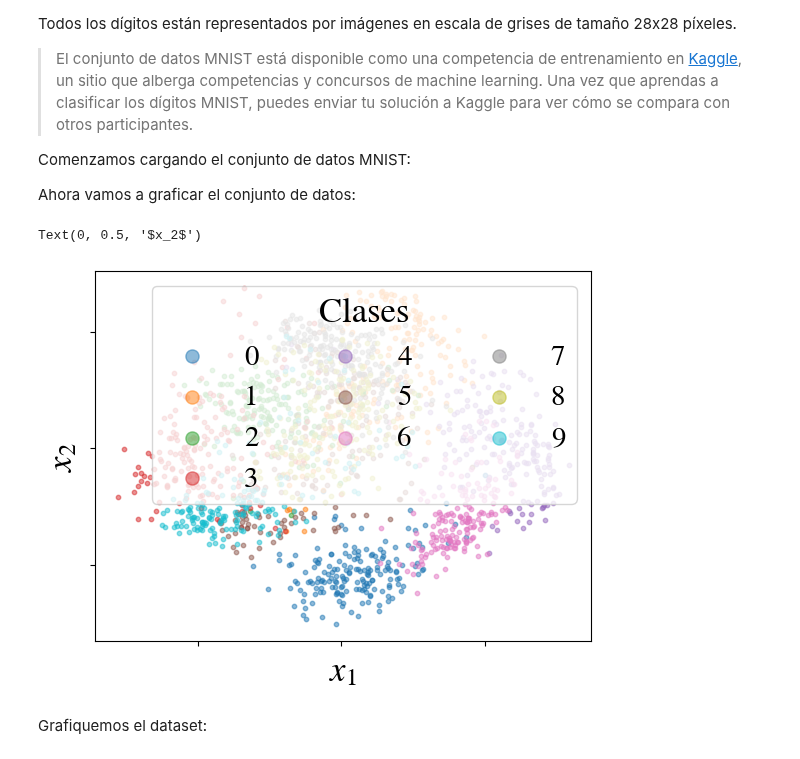
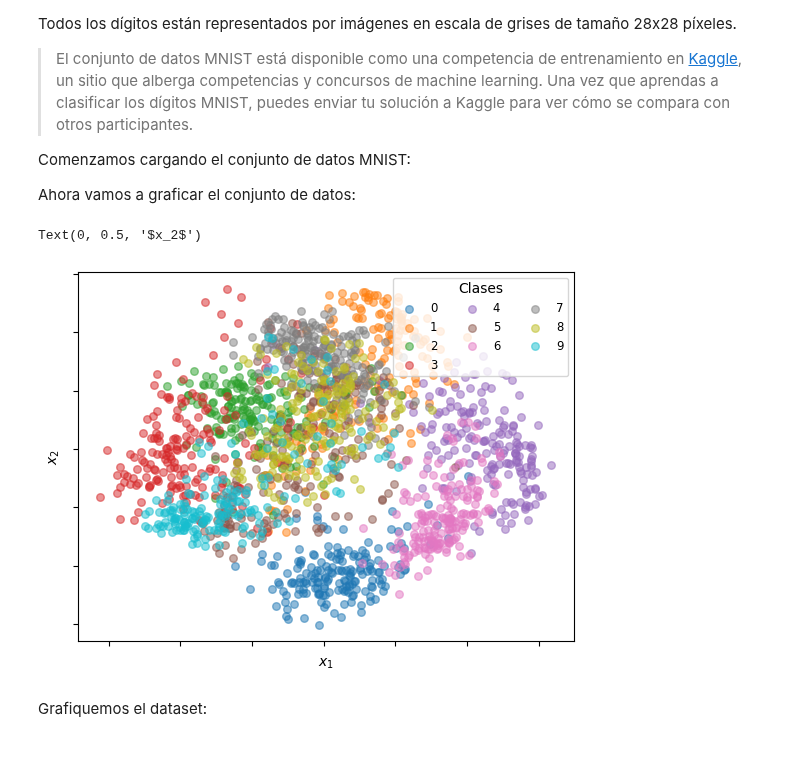
Before and after one commit to shernandez-ucm/AI-MDS, a Jupyter notebook: labs/1.1_Perceptron.ipynb, the cells around one changed output. Saved outputs shown, nothing was run; the diff lists cells and outputs as text; code cells hidden in the pictures.

```diff
--- a/labs/1.1_Perceptron.ipynb
+++ b/labs/1.1_Perceptron.ipynb
@@ -254,35 +259,35 @@ Ahora vamos a graficar el conjunto de datos:
 # %%
 import matplotlib
 import matplotlib.pyplot as plt
 import math
 
 from sklearn.datasets import load_digits
 from sklearn.decomposition import PCA
 
 
 # load the data
 digits = load_digits()
 
 
 pca = PCA(n_components=2)
 data = pca.fit_transform(digits.data)
 labels= digits.target
 
 plt.figure()
 
 for i in np.unique(labels):
-    plt.scatter(data[labels == i, 0], data[labels == i, 1], label=digits.target_names[i], s=10.0, alpha=0.5)
+    plt.scatter(data[labels == i, 0], data[labels == i, 1], label=digits.target_names[i], s=30.0, alpha=0.5)
 
 plt.gca().get_xaxis().set_ticklabels([])
 plt.gca().get_yaxis().set_ticklabels([])
 
 ax = plt.gca()
-ax.legend(loc="upper right", title="Clases", fontsize='small', markerscale=3, ncol=3)
+ax.legend(loc="upper right", title="Clases", fontsize='small', markerscale=1, ncol=3)
 ax.set_xlabel('$x_1$')
 ax.set_ylabel('$x_2$')
 # %% [output]
 Text(0, 0.5, '$x_2$')
-[figure, old version]
+[figure, new version]
 # %% [markdown]
 Grafiquemos el dataset:
 # %%
```
Also changed, not shown: parts of 17 cells of this notebook.
